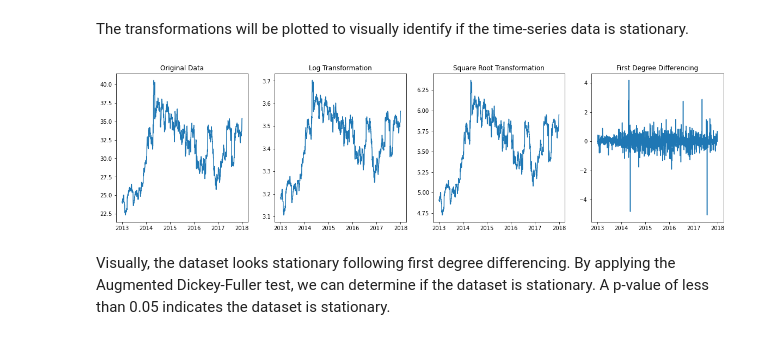
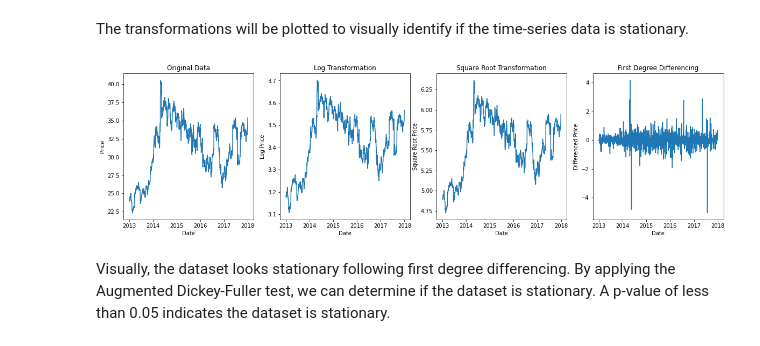
Before and after one commit to melaniaczobit/Predicting-AstraZeneca-Stock-Movement, a Jupyter notebook: AstraZeneca_Stock_Prices.ipynb, the cells around one changed output. Cells and saved outputs as stored; diff of their text form; code cells hidden in the pictures.

```diff
--- a/AstraZeneca_Stock_Prices.ipynb
+++ b/AstraZeneca_Stock_Prices.ipynb
@@ -270,20 +287,28 @@ The transformations will be plotted to visually identify if the time-series data
 # %%
 figure, axis = plt.subplots(ncols=4, figsize = (20,5))
 axis[0].plot(train["Close"])
 axis[0].set_title("Original Data")
+axis[0].set_xlabel("Date")
+axis[0].set_ylabel("Price")
 
 axis[1].plot(train["Close_log"])
 axis[1].set_title("Log Transformation")
+axis[1].set_xlabel("Date")
+axis[1].set_ylabel("Log Price")
 
 axis[2].plot(train["Close_sqrt"])
 axis[2].set_title("Square Root Transformation")
+axis[2].set_xlabel("Date")
+axis[2].set_ylabel("Square Root Price")
 
 axis[3].plot(train["Close_diff"])
 axis[3].set_title("First Degree Differencing")
+axis[3].set_xlabel("Date")
+axis[3].set_ylabel("Differenced Price")
 
 plt.show()
 # %% [output]
-[figure, old version]
+[figure, new version]
 # %% [markdown]
 Visually, the dataset looks stationary following first degree differencing. By applying the Augmented Dickey-Fuller test, we can determine if the dataset is stationary. A p-value of less than 0.05 indicates the dataset is stationary.
 # %%
```
Also changed, not shown: parts of 6 cells of this notebook.
